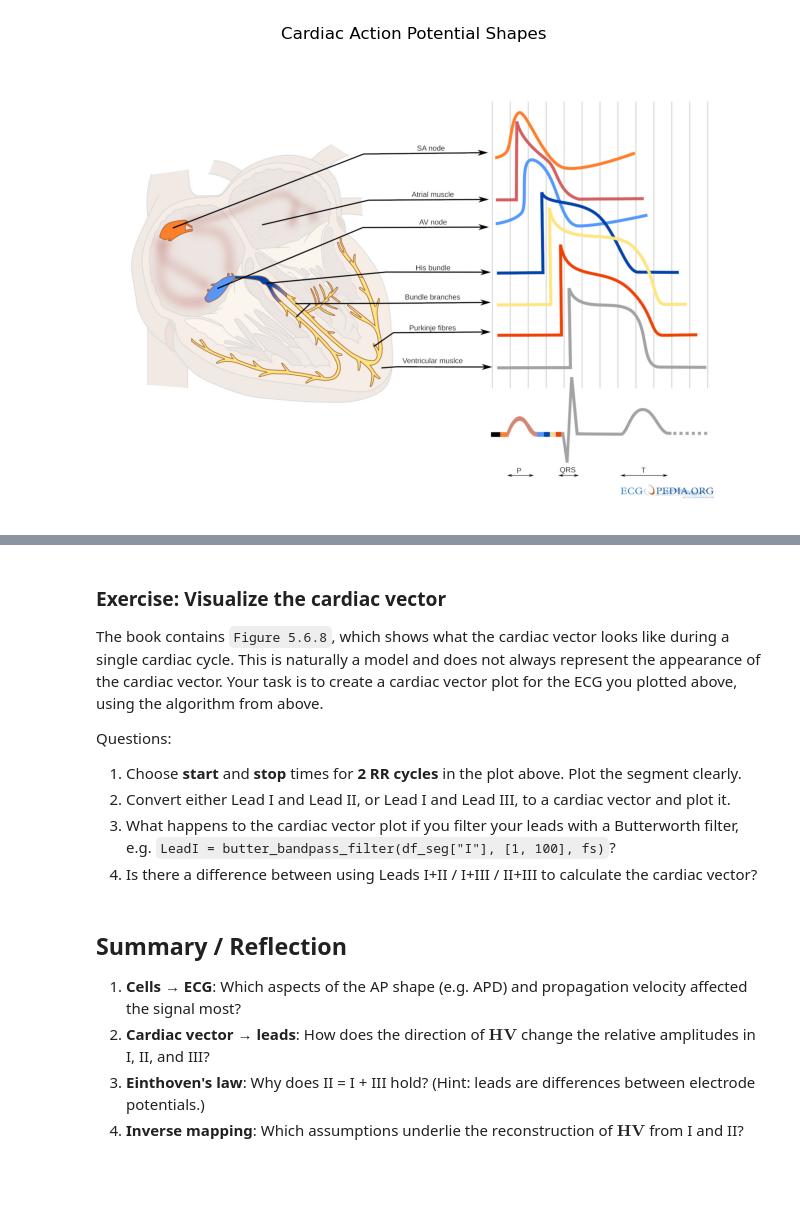
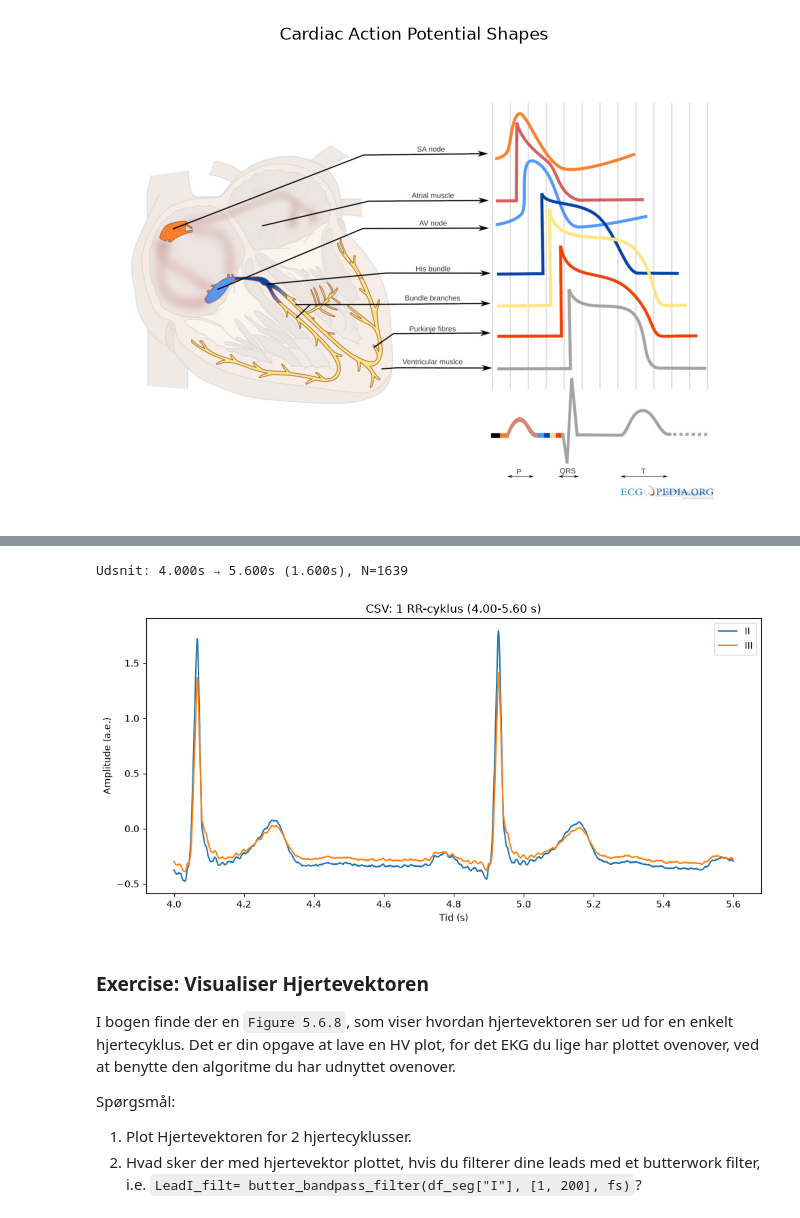
Before and after one commit to AAU-ST3-KHF/cardiovascular_system_hjertet, a Jupyter notebook: Exercise Heart 2.ipynb, the cells around one changed output, grey strips where cells are left out. Cells and saved outputs as stored; diff of their text form; code cells hidden in the pictures; blank space fills up the shorter version.

```diff
--- a/Exercise Heart 2.ipynb
+++ b/Exercise Heart 2.ipynb
@@ -160,12 +177,10 @@ In this section, we use the file `ecg_data1.csv` (columns: `time_s, I, II, III`)
 # %%
 # 5.1 Dette script indlæser dataset og finder sampling rate for dig.
-from pathlib import Path
+csv_path = "files/mhd-effect-ecg-mri/ecg_data1.csv"  # tilpas sti hvis nødvendigt (burde det ikke være)
+df: pd.DataFrame = pd.read_csv(csv_path)
 
-csv_path = "files/mhd-effect-ecg-mri/ecg_data1.csv"  # tilpas sti hvis nødvendigt (burde det ikke være)
-df: pd.DataFrame = pd.read_csv(Path(csv_path))
+fs = 1.0 / df["time_s"].diff().median() # Sampling frekvens
 
-fs = 1.0 / df["time_s"].diff().median()  # Sampling frekvens
-
-duration = float(len(df) / fs)  # duration
+duration = float(len(df)/fs) # duration
 print(f"CSV: Estimeret fs = {fs:.2f} Hz | Varighed = {duration:.2f} s | N = {len(df)}")
 df.head()
@@ -224,37 +195,39 @@ def plot_ecg_segment(
 # %%
+from files.helperfunctions import plot_ecg_segment
 # Vælg start/stop for  1 RR‑cyklus og plot udsnittet, undgå steder med støj!
 # >>> UDFYLD HER: tider i sekunder (brug fuld længde-plottet som guide)
-t_start = 0  # <-- Angiv starttid (s)
-t_stop = 1000  # <-- Angiv sluttid (s) så udsnittet dækker PRÆCIS 2 RR
+t_start = 4  # <-- Angiv starttid (s)
+t_stop = 5.6 # <-- Angiv sluttid (s) så udsnittet dækker PRÆCIS 2 RR
 
+## DO NOT TOUCH BELOW HERE
 mask = (df["time_s"] >= t_start) & (df["time_s"] <= t_stop)
+
 df_seg = df.loc[mask].copy()
 if df_seg.empty:
     raise ValueError("Udsnittet er tomt. Tjek t_start/t_stop.")
 start_t = float(df_seg["time_s"].iloc[0])
 stop_t = float(df_seg["time_s"].iloc[-1])
 dur_t = stop_t - start_t
 print(f"Udsnit: {start_t:.3f}s → {stop_t:.3f}s ({dur_t:.3f}s), N={len(df_seg)}")
 plot_ecg_segment(
     df_seg,
-    y_columns=["I", "III"],
+    y_columns=["II", "III"],
     use_baseline_correction=False,
     fs=float(fs),
     title=f"CSV: 1 RR-cyklus ({t_start:.2f}-{t_stop:.2f} s)",
 )
+# %% [output]
+Udsnit: 4.000s → 5.600s (1.600s), N=1639
+[figure, added]
 # %% [markdown]
-### Exercise: Visualize the cardiac vector
+### Exercise: Visualiser Hjertevektoren
 
-The book contains `Figure 5.6.8`, which shows what the cardiac vector looks like during a single cardiac cycle.
-This is naturally a model and does not always represent the appearance of the cardiac vector.
-Your task is to create a cardiac vector plot for the ECG you plotted above, using the algorithm from above.
+I bogen finde der en `Figure 5.6.8`, som viser hvordan hjertevektoren ser ud for en enkelt hjertecyklus.
+Det er din opgave at lave en HV plot, for det EKG du lige har plottet ovenover, ved at benytte den algoritme du har udnyttet ovenover.
 
-Questions:
-
-1. Choose **start** and **stop** times for **2 RR cycles** in the plot above. Plot the segment clearly.
-2. Convert either Lead I and Lead II, or Lead I and Lead III, to a cardiac vector and plot it.
-3. What happens to the cardiac vector plot if you filter your leads with a Butterworth filter, e.g. `LeadI = butter_bandpass_filter(df_seg["I"], [1, 100], fs)`?
-4. Is there a difference between using Leads I+II / I+III / II+III to calculate the cardiac vector?
+Spørgsmål:
+1. Plot Hjertevektoren for 2 hjertecyklusser.
+2. Hvad sker der med hjertevektor plottet, hvis du filterer dine leads med et butterwork filter, i.e. `LeadI_filt= butter_bandpass_filter(df_seg["I"], [1, 200], fs)`?
 # %%
 import numpy as np
 import math
@@ -269,6 +239,0 @@ leadIII = df_seg["III"]  # butter_bandpass_filter(df_seg["III"], [1, 100], fs)
-# %% [markdown]
-## Summary / Reflection
-1. **Cells → ECG**: Which aspects of the AP shape (e.g. APD) and propagation velocity affected the signal most?
-2. **Cardiac vector → leads**: How does the direction of $\mathbf{HV}$ change the relative amplitudes in I, II, and III?
-3. **Einthoven's law**: Why does II = I + III hold? (Hint: leads are differences between electrode potentials.)
-4. **Inverse mapping**: Which assumptions underlie the reconstruction of $\mathbf{HV}$ from I and II?
```
Also changed, not shown: parts of 13 cells of this notebook, 4 other files.
